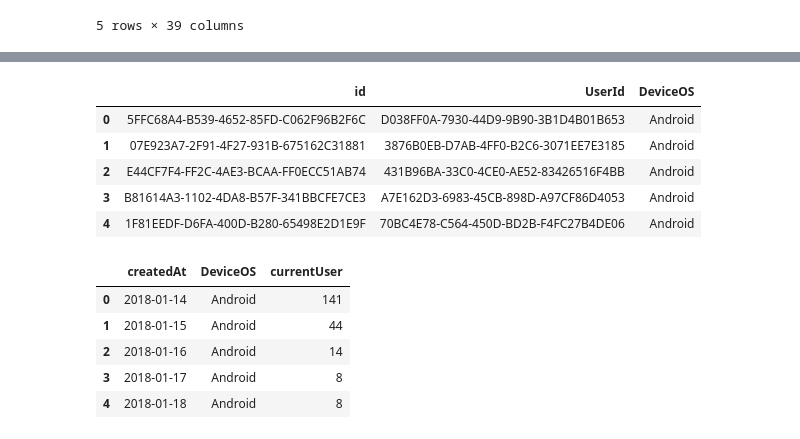
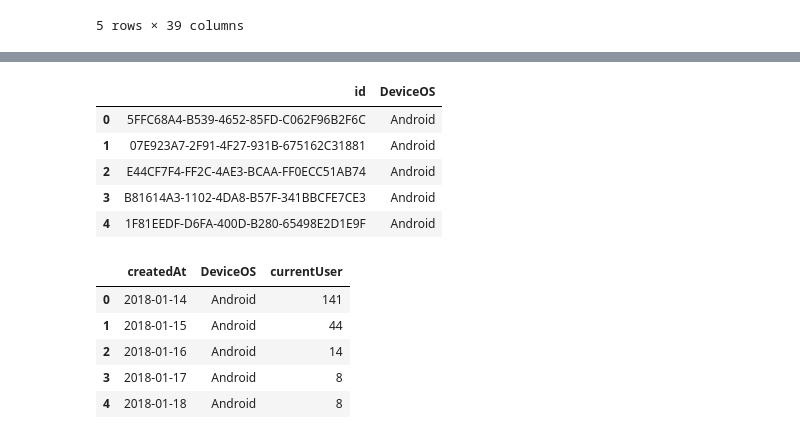
Before and after one commit to dvoong/fan_games_arena_ltd, a Jupyter notebook: notebooks/dau.ipynb, the cells around one changed output, grey strips where cells are left out. Drawn from its saved outputs; the diff is of its cells as text; code cells hidden in the pictures.

```diff
--- a/notebooks/dau.ipynb
+++ b/notebooks/dau.ipynb
@@ -117,17 +116,17 @@ df_logs.head()
 | 4 | 2017-12-16 00:29:34.0840000 +00:00 | BFCA7CFA-8B24-430B-9106-F3B7E06CF3EC | F3009864-1B29-4046-BE8E-AE3141B2E9BE |
 # %%
 sql = '''
-select id, UserId, DeviceOS from FGAUserDevices
+select id, DeviceOS from FGAUserDevices
 '''
 df_devices = query_database('users', sql)
 df_devices.head()
 # %% [output]
-|  | id | UserId | DeviceOS |
-| 0 | 5FFC68A4-B539-4652-85FD-C062F96B2F6C | D038FF0A-7930-44D9-9B90-3B1D4B01B653 | Android |
-| 1 | 07E923A7-2F91-4F27-931B-675162C31881 | 3876B0EB-D7AB-4FF0-B2C6-3071EE7E3185 | Android |
-| 2 | E44CF7F4-FF2C-4AE3-BCAA-FF0ECC51AB74 | 431B96BA-33C0-4CE0-AE52-83426516F4BB | Android |
-| 3 | B81614A3-1102-4DA8-B57F-341BBCFE7CE3 | A7E162D3-6983-45CB-898D-A97CF86D4053 | Android |
-| 4 | 1F81EEDF-D6FA-400D-B280-65498E2D1E9F | 70BC4E78-C564-450D-BD2B-F4FC27B4DE06 | Android |
+|  | id | DeviceOS |
+| 0 | 5FFC68A4-B539-4652-85FD-C062F96B2F6C | Android |
+| 1 | 07E923A7-2F91-4F27-931B-675162C31881 | Android |
+| 2 | E44CF7F4-FF2C-4AE3-BCAA-FF0ECC51AB74 | Android |
+| 3 | B81614A3-1102-4DA8-B57F-341BBCFE7CE3 | Android |
+| 4 | 1F81EEDF-D6FA-400D-B280-65498E2D1E9F | Android |
 # %%
 import datetime
 import pandas as pd
```
Also changed, not shown: parts of 3 cells of this notebook, 10 other files.
